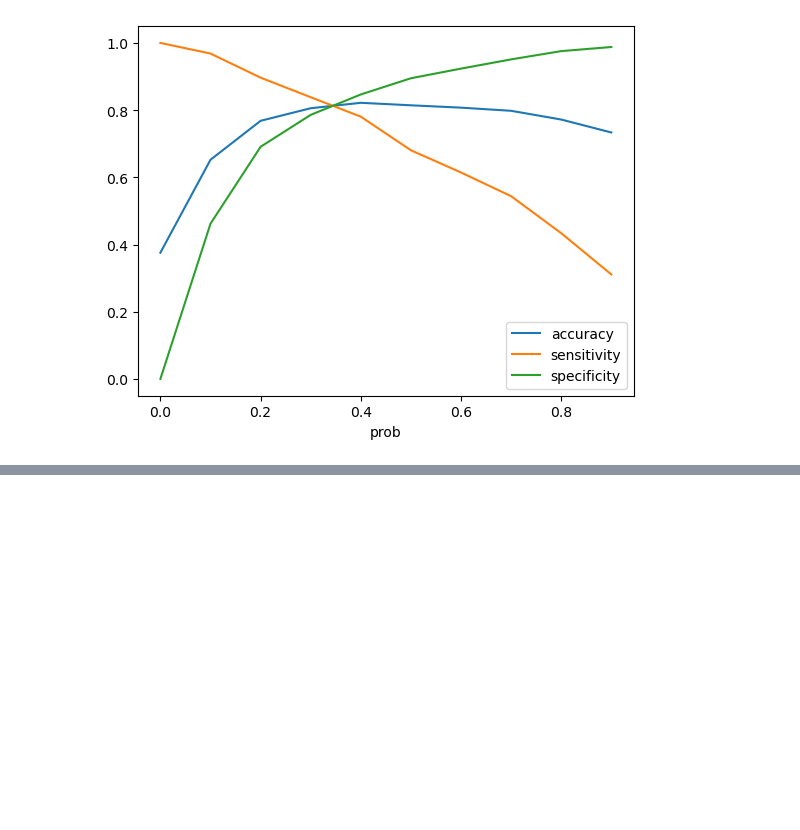
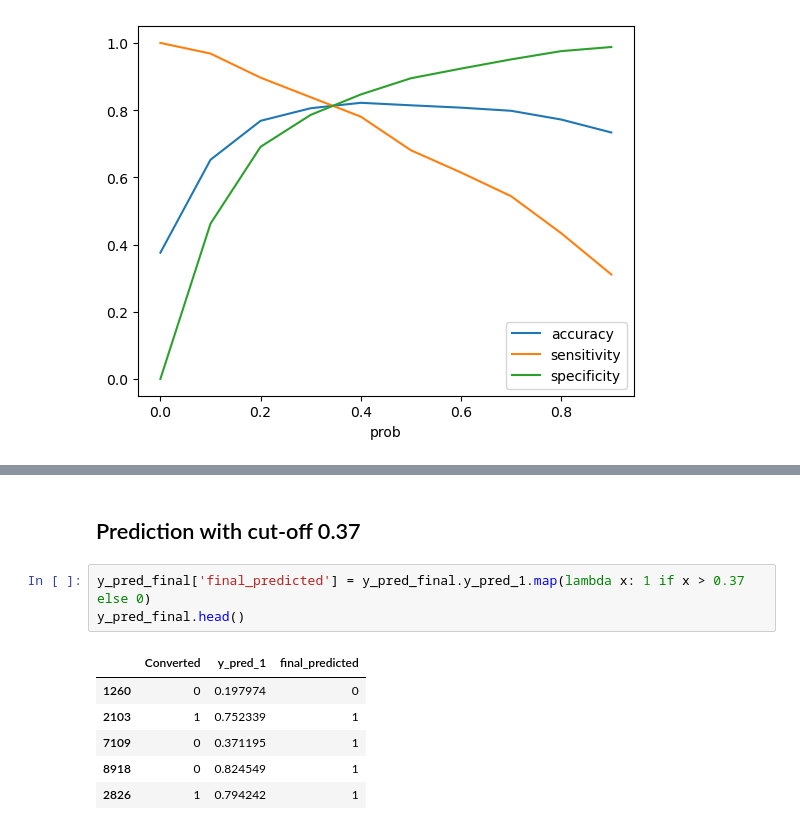
Before and after one commit to VasuMavani/Lead-Scoring, a Jupyter notebook: Assignment.ipynb, the cells around one changed output, grey strips where cells are left out. Cells and saved outputs as stored; diff of their text form; blank space fills up the shorter version.

```diff
--- a/Assignment.ipynb
+++ b/Assignment.ipynb
@@ -2299,0 +2454,12 @@ plt.show()
+# %% [markdown]
+## Prediction with cut-off 0.37
+# %%
+y_pred_final['final_predicted'] = y_pred_final.y_pred_1.map(lambda x: 1 if x > 0.37 else 0)
+y_pred_final.head()
+# %% [output]
+|  | Converted | y_pred_1 | final_predicted |
+| 1260 | 0 | 0.197974 | 0 |
+| 2103 | 1 | 0.752339 | 1 |
+| 7109 | 0 | 0.371195 | 1 |
+| 8918 | 0 | 0.824549 | 1 |
+| 2826 | 1 | 0.794242 | 1 |
```
Also changed, not shown: parts of 40 cells of this notebook.
